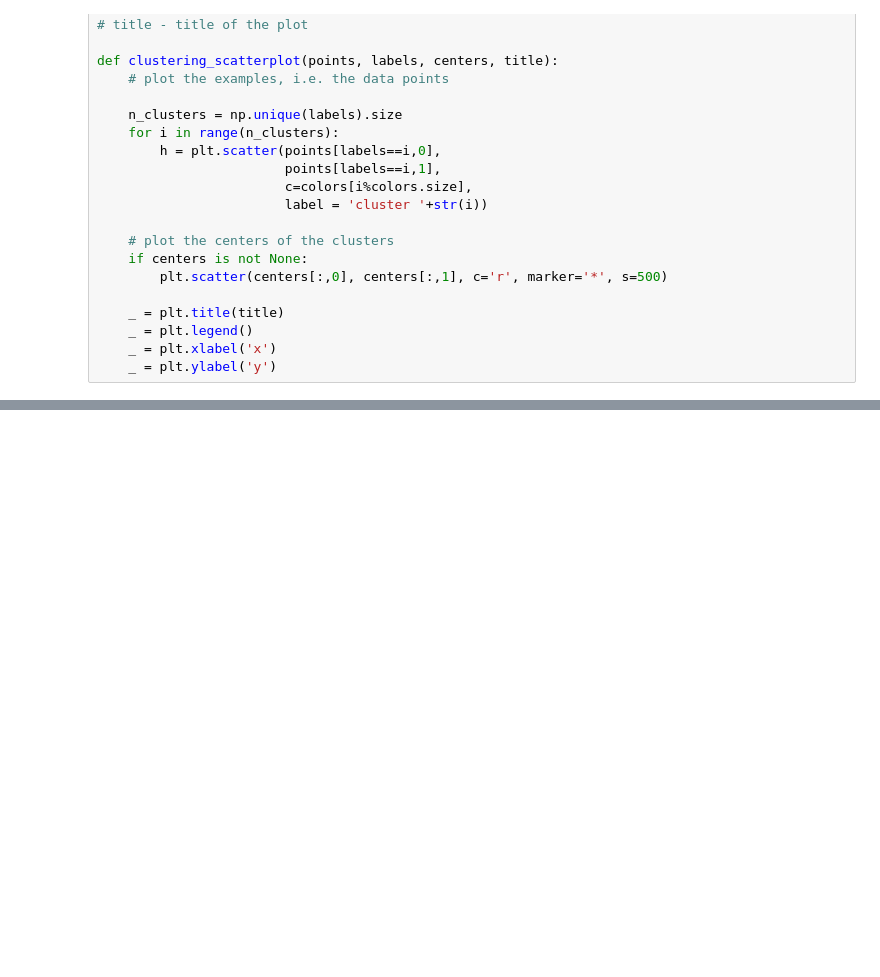
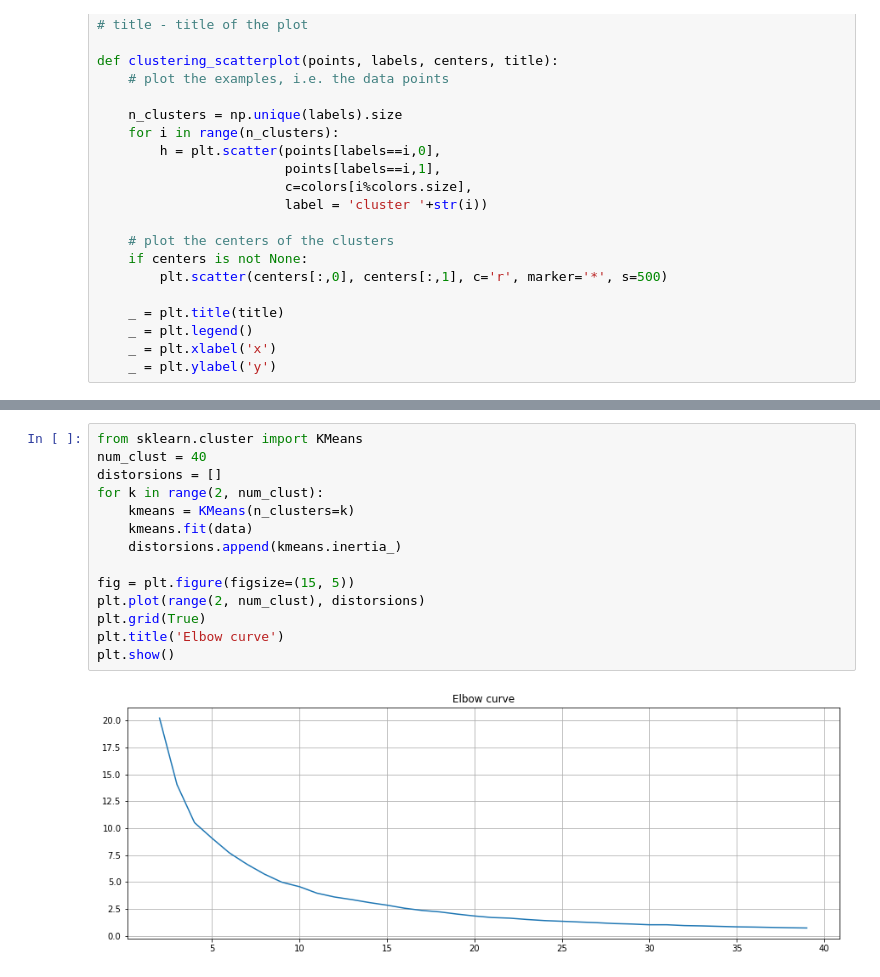
Before and after one commit to vipulpopat/MSCAI_Sem1_Etivity3, a Jupyter notebook: Etivity3_ClusteringManifoldLearning.ipynb, the cells around one changed output, grey strips where cells are left out. Drawn from its saved outputs; the diff is of its cells as text; blank space fills up the shorter version.

```diff
--- a/Etivity3_ClusteringManifoldLearning.ipynb
+++ b/Etivity3_ClusteringManifoldLearning.ipynb
@@ -91,0 +112,16 @@ clustering_scatterplot(points=XYcoordinates[:-k,:],
+# %%
+from sklearn.cluster import KMeans
+num_clust = 40
+distorsions = []
+for k in range(2, num_clust):
+    kmeans = KMeans(n_clusters=k)
+    kmeans.fit(data)
+    distorsions.append(kmeans.inertia_)
+
+fig = plt.figure(figsize=(15, 5))
+plt.plot(range(2, num_clust), distorsions)
+plt.grid(True)
+plt.title('Elbow curve')
+plt.show()
+# %% [output]
+[figure, added]
```
Also changed, not shown: parts of 9 cells of this notebook.
